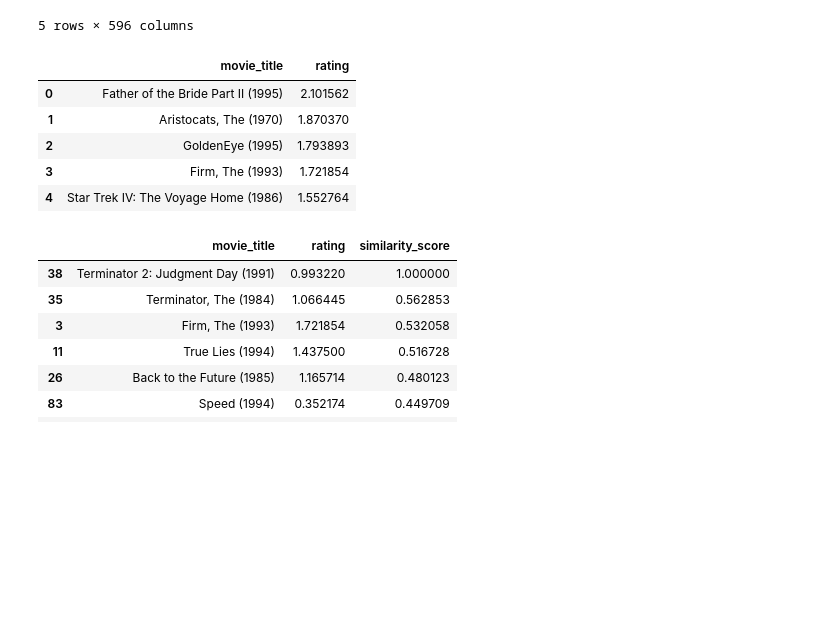
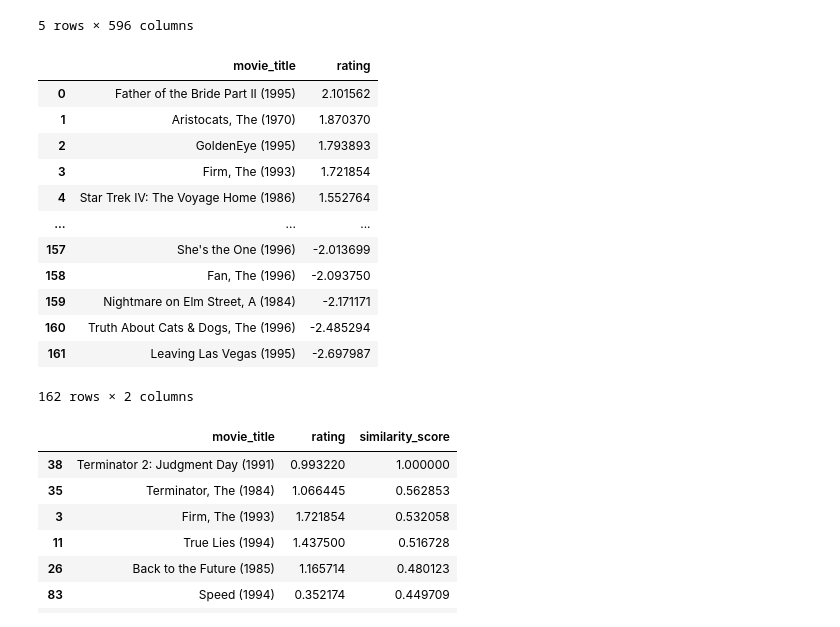
Before and after one commit to RulerOfEternalNight/Recommendation-System, a Jupyter notebook: JSSitemItemCF/ItemItemCF.ipynb, the cells around one changed output. Cells and saved outputs as stored; diff of their text form; code cells hidden in the pictures; blank space fills up the shorter version.

Commit message:
JSSItemItemCF

```diff
--- a/itemItemCF/ItemItemCF.ipynb
+++ b/JSSitemItemCF/ItemItemCF.ipynb
@@ -45,7 +45,7 @@ movies_cols = [ "movie_id", "movie_title", "release_date", "video_release_date",
             "Children's", "Comedy", "Crime", "Documentary", "Drama", "Fantasy",
             "Film-Noir", "Horror", "Musical", "Mystery", "Romance", "Sci-Fi",
             "Thriller", "War", "Western"]
-movies = pd.read_csv("../ml-100k/u.item", sep="|", names=movies_cols)
+movies = pd.read_csv("../ml-100k/u.item", sep="|", names=movies_cols, encoding="latin-1",)
 movies.head()
 # %% [output]
 |  | movie_id | movie_title | release_date | video_release_date | IMDb_URL | unknown | Action | Adventure | ... |
@@ -196,23 +227,32 @@ item_similarity.head()
 5 rows × 596 columns
 # %%
 picked_userid = 42
+
 # Pick a movie
 picked_movie = 'Terminator 2: Judgment Day (1991)'
+
 # Movies that the target user has watched
 picked_userid_watched = pd.DataFrame(matrix_norm[picked_userid].dropna(axis=0, how='all').sort_values(ascending=False)).reset_index().rename(columns={picked_userid:'rating'})
 
 # print ALL content
-'''with pd.option_context('display.max_rows', None, 'display.max_columns', None):
-    display(picked_userid_watched)'''
+# with pd.option_context('display.max_rows', None, 'display.max_columns', None):
+#     display(picked_userid_watched)
 
-picked_userid_watched.head()
+picked_userid_watched
 # %% [output]
 |  | movie_title | rating |
 | 0 | Father of the Bride Part II (1995) | 2.101562 |
 | 1 | Aristocats, The (1970) | 1.870370 |
 | 2 | GoldenEye (1995) | 1.793893 |
 | 3 | Firm, The (1993) | 1.721854 |
 | 4 | Star Trek IV: The Voyage Home (1986) | 1.552764 |
+| ... | ... | ... |
+| 157 | She's the One (1996) | -2.013699 |
+| 158 | Fan, The (1996) | -2.093750 |
+| 159 | Nightmare on Elm Street, A (1984) | -2.171171 |
+| 160 | Truth About Cats & Dogs, The (1996) | -2.485294 |
+| 161 | Leaving Las Vegas (1995) | -2.697987 |
+162 rows × 2 columns
 # %%
 picked_movie_similarity_score = item_similarity[[picked_movie]].reset_index().rename(columns={picked_movie:'similarity_score'})
 # Rank the similarities between the movies user has rated and the movie chosen.
```
Also changed, not shown: parts of 5 cells of this notebook, 2 other files.
